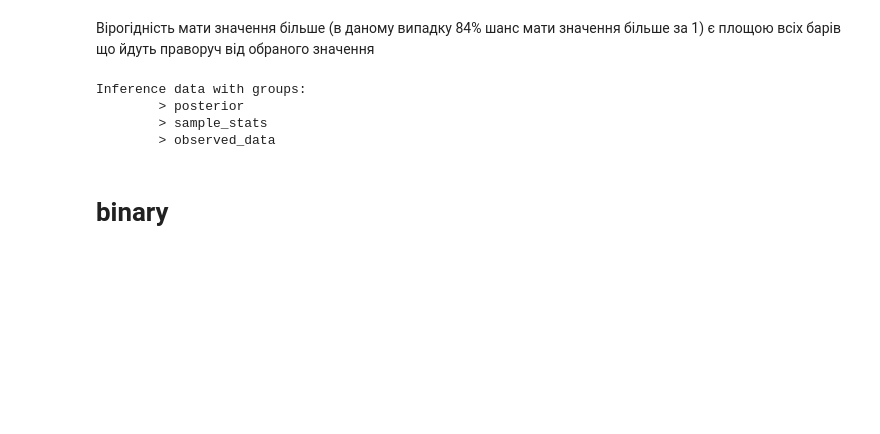
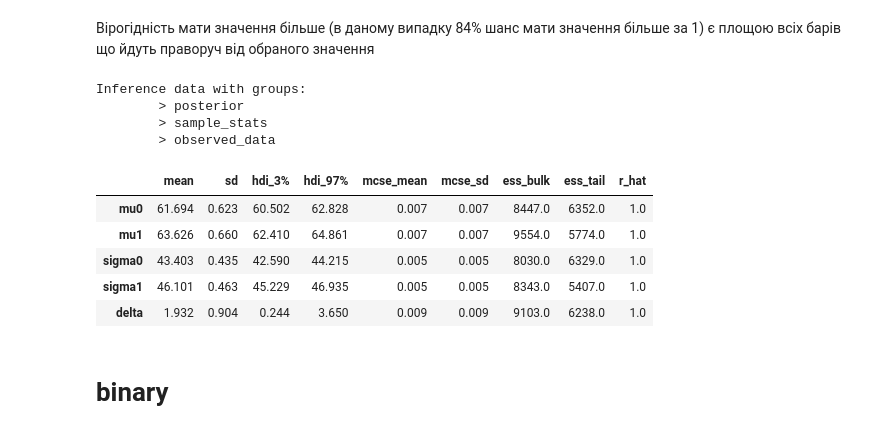
Before and after one commit to Familenko/DS-Lifehacks, a Jupyter notebook: bayes_statistic.ipynb, the cells around one changed output. Saved outputs shown, nothing was run; the diff lists cells and outputs as text; code cells hidden in the pictures; blank space fills up the shorter version.

Commit message:
add summary to bayes ab

```diff
--- a/bayes_statistic.ipynb
+++ b/bayes_statistic.ipynb
@@ -146,6 +146,15 @@ Inference data with groups:
         > posterior
         > sample_stats
         > observed_data
+# %%
+az.summary(trace)
+# %% [output]
+|  | mean | sd | hdi_3% | hdi_97% | mcse_mean | mcse_sd | ess_bulk | ess_tail | r_hat |
+| mu0 | 61.694 | 0.623 | 60.502 | 62.828 | 0.007 | 0.007 | 8447.0 | 6352.0 | 1.0 |
+| mu1 | 63.626 | 0.660 | 62.410 | 64.861 | 0.007 | 0.007 | 9554.0 | 5774.0 | 1.0 |
+| sigma0 | 43.403 | 0.435 | 42.590 | 44.215 | 0.005 | 0.005 | 8030.0 | 6329.0 | 1.0 |
+| sigma1 | 46.101 | 0.463 | 45.229 | 46.935 | 0.005 | 0.005 | 8343.0 | 5407.0 | 1.0 |
+| delta | 1.932 | 0.904 | 0.244 | 3.650 | 0.009 | 0.009 | 9103.0 | 6238.0 | 1.0 |
 # %% [markdown]
 # binary
 # %%
```
Also changed, not shown: parts of 8 cells of this notebook.
